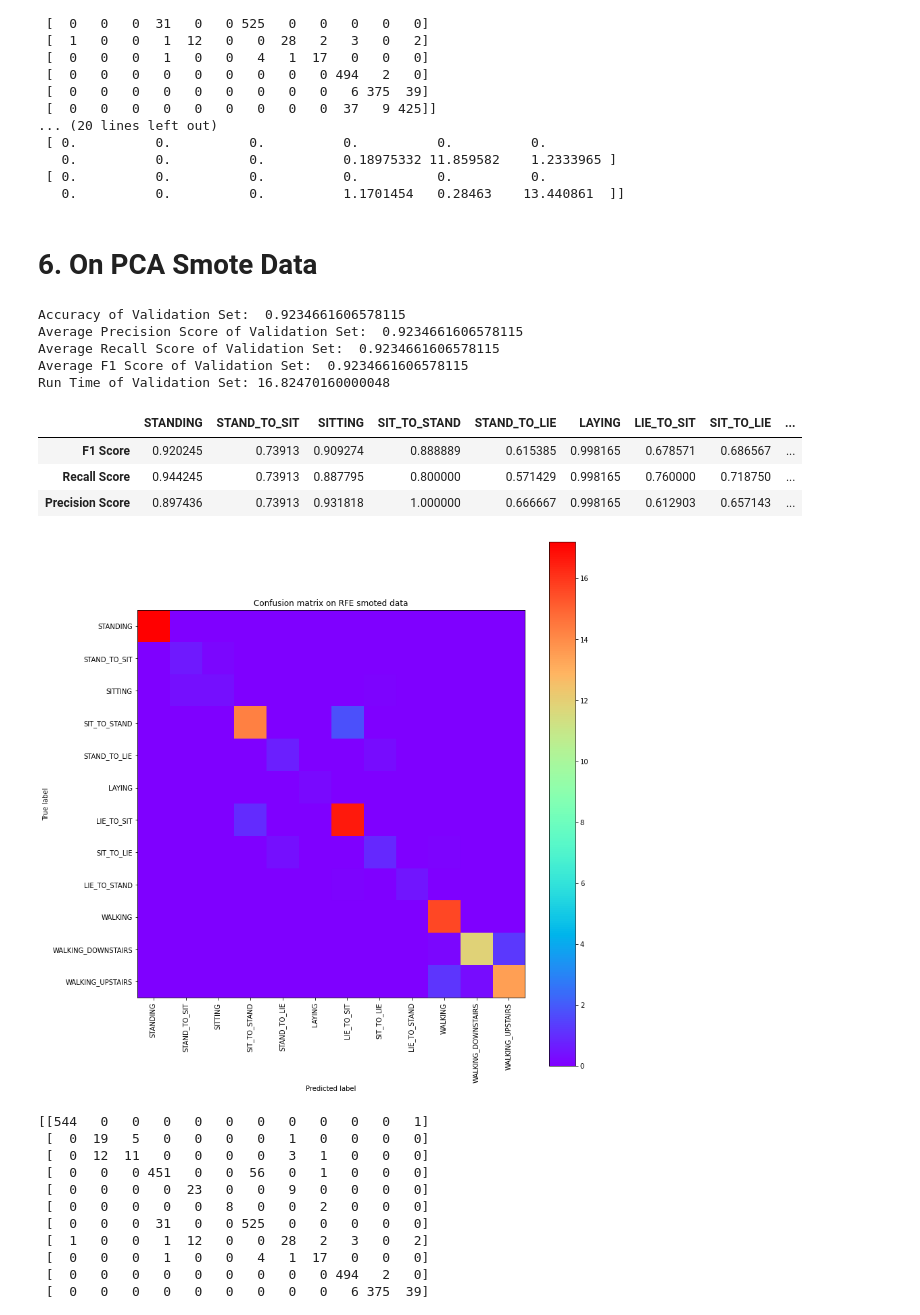
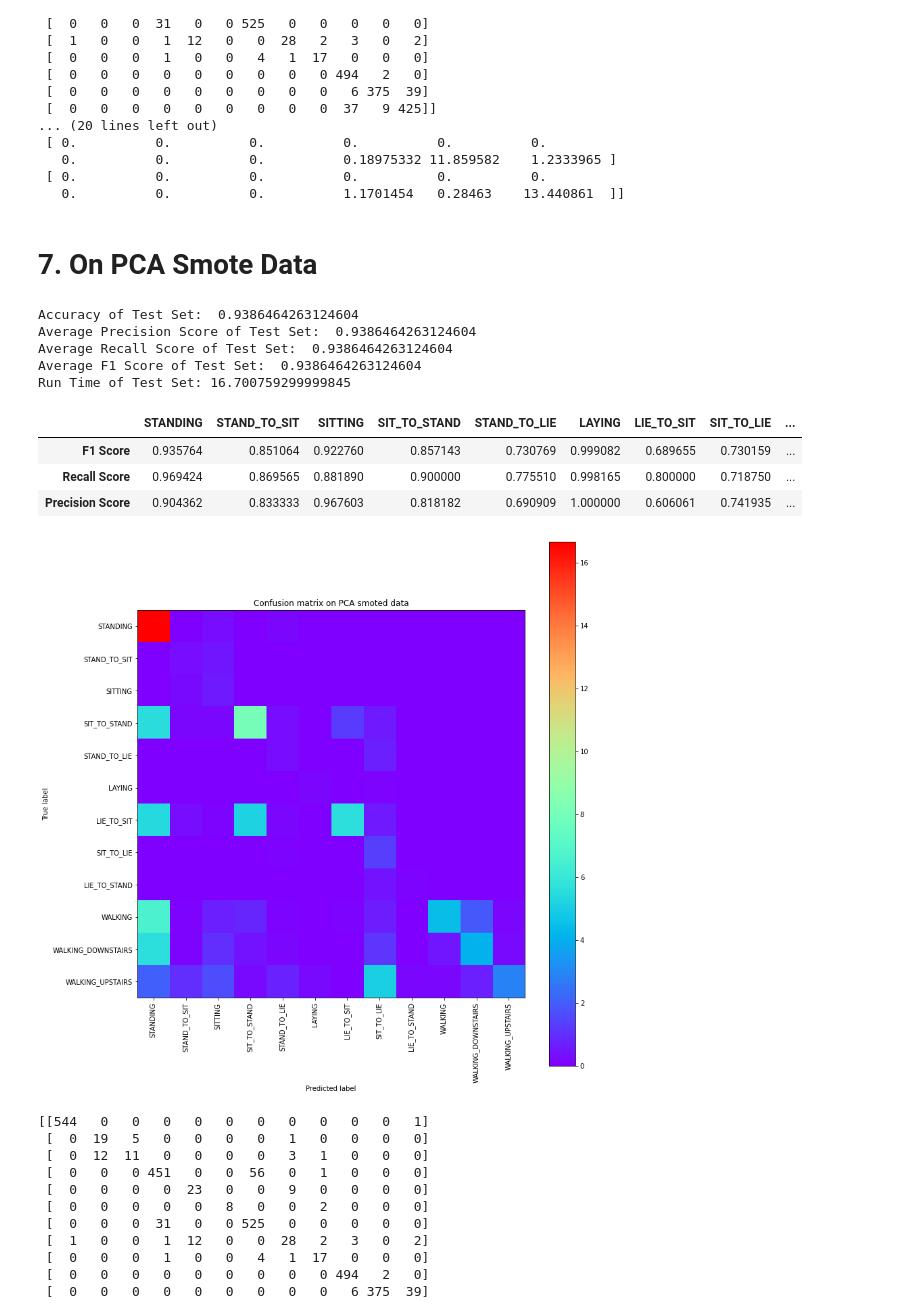
Before and after one commit to zunedz/CS3244-Project, a Jupyter notebook: Project.ipynb, the cells around one changed output. Saved outputs shown, nothing was run; the diff lists cells and outputs as text; code cells hidden in the pictures.

```diff
--- a/Project.ipynb
+++ b/Project.ipynb
@@ -1866,7 +2034,7 @@ print(normalised_conf_matrix)
  [ 0.          0.          0.          0.          0.          0.
    0.          0.          0.          1.1701454   0.28463    13.440861  ]]
 # %% [markdown]
-# 6. On PCA Smote Data
+# 7. On PCA Smote Data
 # %%
 # Do Dimentionality Reduction, Principal Component Analysis, with n_components = 120 (As found above), with random state = 1300
 # Do it after splitting to prevent snooping
@@ -1889,55 +2057,55 @@ clf = RandomForestClassifier(n_estimators = 150, max_depth = 20, max_features= '
 
 start_time = timer()
 fit = clf.fit(train_pca_smt_features, train_smt_labels)
-pred_sm_val = fit.predict(x_pca_smt_features)
+pred_sm_test = fit.predict(x_pca_smt_features)
 
-#Get evaluation metric
-accuracy_val = accuracy_score(y_test, pred_val)
-elapsed_val = timer() - start_time
-f1_val = f1_score(y_test, pred_val, average = None, labels = activity_label)
-avgf1_val = f1_score(y_test, pred_val, average = "micro") #Using micro as labels are under represented
-recall_val = recall_score(y_test, pred_val, average = None, labels = activity_label)
-avgrecall_val = recall_score(y_test, pred_val, average = "micro") #Using micro as labels are under represented
-precision_val = precision_score(y_test, pred_val, average = None, labels = activity_label)
-avgprec_val = precision_score(y_test, pred_val, average = "micro") #Using micro as labels are under represented
+#Get etestuation metric
+accuracy_test = accuracy_score(y_test, pred_test)
+elapsed_test = timer() - start_time
+f1_test = f1_score(y_test, pred_test, average = None, labels = activity_label)
+avgf1_test = f1_score(y_test, pred_test, average = "micro")
+recall_test = recall_score(y_test, pred_test, average = None, labels = activity_label)
+avgrecall_test = recall_score(y_test, pred_test, average = "micro")
+precision_test = precision_score(y_test, pred_test, average = None, labels = activity_label)
+avgprec_test = precision_score(y_test, pred_test, average = "micro")
 # %%
-print("Accuracy of Validation Set: ", accuracy_val)
-print("Average Precision Score of Validation Set: ", avgprec_val)
-print("Average Recall Score of Validation Set: ", avgrecall_val)
-print("Average F1 Score of Validation Set: ", avgf1_val)
-print("Run Time of Validation Set:", elapsed_val)
+print("Accuracy of Test Set: ", accuracy_test)
+print("Average Precision Score of Test Set: ", avgprec_test)
+print("Average Recall Score of Test Set: ", avgrecall_test)
+print("Average F1 Score of Test Set: ", avgf1_test)
+print("Run Time of Test Set:", elapsed_test)
 # %% [output]
-Accuracy of Validation Set:  0.9234661606578115
-Average Precision Score of Validation Set:  0.9234661606578115
-Average Recall Score of Validation Set:  0.9234661606578115
-Average F1 Score of Validation Set:  0.9234661606578115
-Run Time of Validation Set: 16.82470160000048
+Accuracy of Test Set:  0.9386464263124604
+Average Precision Score of Test Set:  0.9386464263124604
+Average Recall Score of Test Set:  0.9386464263124604
+Average F1 Score of Test Set:  0.9386464263124604
+Run Time of Test Set: 16.700759299999845
 # %%
-pd.DataFrame([f1_val] + [recall_val] + [precision_val], columns = activity_label, index = ["F1 Score", "Recall Score", "Precision Score"])
+pd.DataFrame([f1_test] + [recall_test] + [precision_test], columns = activity_label, index = ["F1 Score", "Recall Score", "Precision Score"])
 # %% [output]
 |  | STANDING | STAND_TO_SIT | SITTING | SIT_TO_STAND | STAND_TO_LIE | LAYING | LIE_TO_SIT | SIT_TO_LIE | ... |
-| F1 Score | 0.920245 | 0.73913 | 0.909274 | 0.888889 | 0.615385 | 0.998165 | 0.678571 | 0.686567 | ... |
-| Recall Score | 0.944245 | 0.73913 | 0.887795 | 0.800000 | 0.571429 | 0.998165 | 0.760000 | 0.718750 | ... |
-| Precision Score | 0.897436 | 0.73913 | 0.931818 | 1.000000 | 0.666667 | 0.998165 | 0.612903 | 0.657143 | ... |
+| F1 Score | 0.935764 | 0.851064 | 0.922760 | 0.857143 | 0.730769 | 0.999082 | 0.689655 | 0.730159 | ... |
+| Recall Score | 0.969424 | 0.869565 | 0.881890 | 0.900000 | 0.775510 | 0.998165 | 0.800000 | 0.718750 | ... |
+| Precision Score | 0.904362 | 0.833333 | 0.967603 | 0.818182 | 0.690909 | 1.000000 | 0.606061 | 0.741935 | ... |
 # %%
 from sklearn.metrics import confusion_matrix
 
-conf_matrix = confusion_matrix(y_test, pred_val)
+conf_matrix = confusion_matrix(y_test, pred_sm_test)
 normalised_conf_matrix = np.array(conf_matrix, dtype=np.float32)/np.sum(conf_matrix)*100 # normalize data
 
 plt.figure(figsize=(12,12))
 plt.imshow(normalised_conf_matrix, interpolation = 'nearest', cmap=plt.cm.rainbow)
 
-plt.title("Confusion matrix on RFE smoted data")
+plt.title("Confusion matrix on PCA smoted data")
 plt.colorbar()
 plt.xticks(np.arange(12), activity_label, rotation = 90)
 plt.yticks(np.arange(12), activity_label)
 plt.tight_layout()
 plt.ylabel('True label')
 plt.xlabel('Predicted label')
 plt.show()
 # %% [output]
-[figure, old version]
+[figure, new version]
 # %%
 from sklearn.metrics import confusion_matrix
 
```
Also changed, not shown: parts of 51 cells of this notebook.
